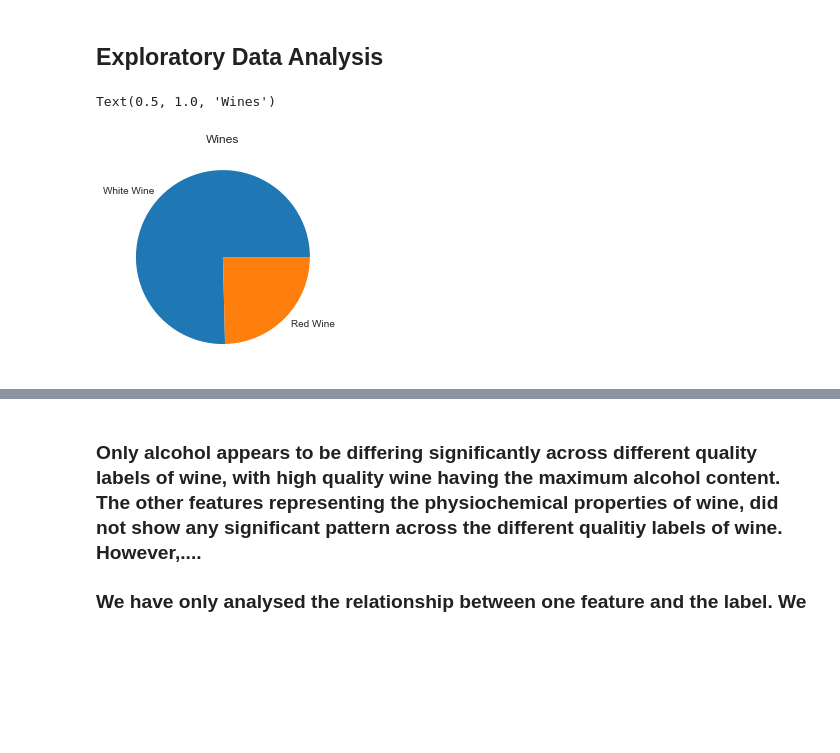
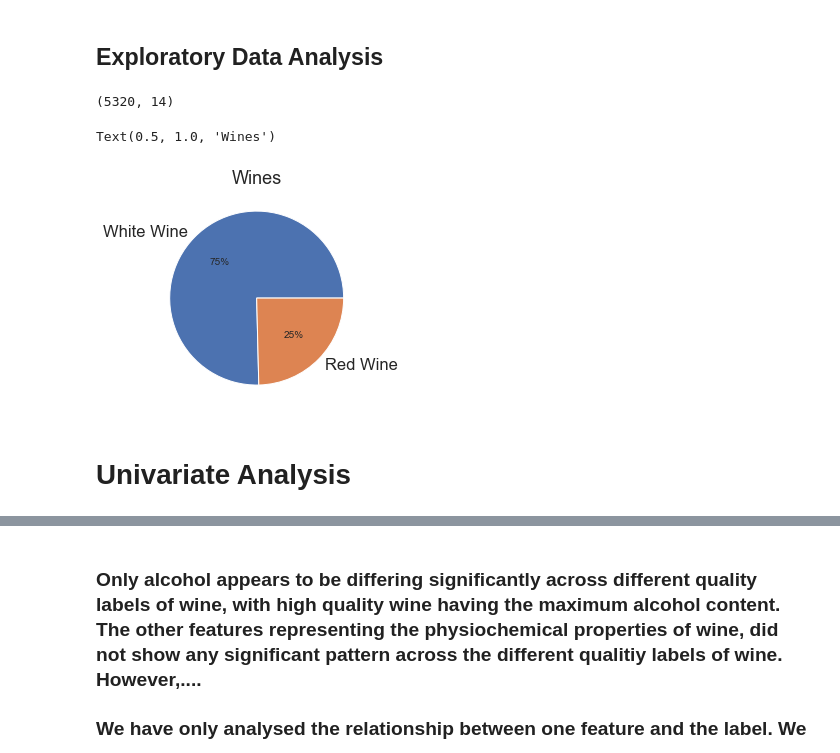
Before and after one commit to tanchaud/Wine_Data_Analysis, a Jupyter notebook: wine_wholedata_EDA.ipynb, the cells around one changed output, grey strips where cells are left out. Saved outputs shown, nothing was run; the diff lists cells and outputs as text; code cells hidden in the pictures; blank space fills up the shorter version.

```diff
--- a/wine_wholedata_EDA.ipynb
+++ b/wine_wholedata_EDA.ipynb
@@ -16,8 +16,6 @@ import numpy as np
 import matplotlib.pyplot as plt
 import seaborn as sns
 %matplotlib inline
-
-plt.style.use('seaborn-whitegrid')
 # %%
 ### Datasets ###
 
@@ -51,20 +49,26 @@ white_wine['wine_type'] = 'white'
 # %% [markdown]
 ## Exploratory Data Analysis ##
 # %%
-## Data to Explore ##
+## Combined Data ##
 
 wines = pd.concat([red_wine, white_wine])
+wines = wines.drop_duplicates()
 
 # re-shuffle records just to randomize data points
 wines = wines.sample(frac=1, random_state=42).reset_index(drop=True)
 
-#wines.tail()
+wines.tail()
+print(wines.shape)
+# %% [output]
+(5320, 14)
 # %%
-plt.pie(x=[white_wine.shape[0],red_wine.shape[0]], labels=['White Wine', 'Red Wine']);
+plt.pie(x=[white_wine.shape[0],red_wine.shape[0]], labels=['White Wine', 'Red Wine'], autopct = '%0.0f%%')
 plt.savefig('wines_count.png', facecolor='w')
 plt.title('Wines')
 # %% [output]
 Text(0.5, 1.0, 'Wines')
-[figure, old version]
+[figure, new version]
+# %% [markdown]
+# Univariate Analysis #
 # %%
 
```
Also changed, not shown: parts of 9 cells of this notebook, 3 other files.
